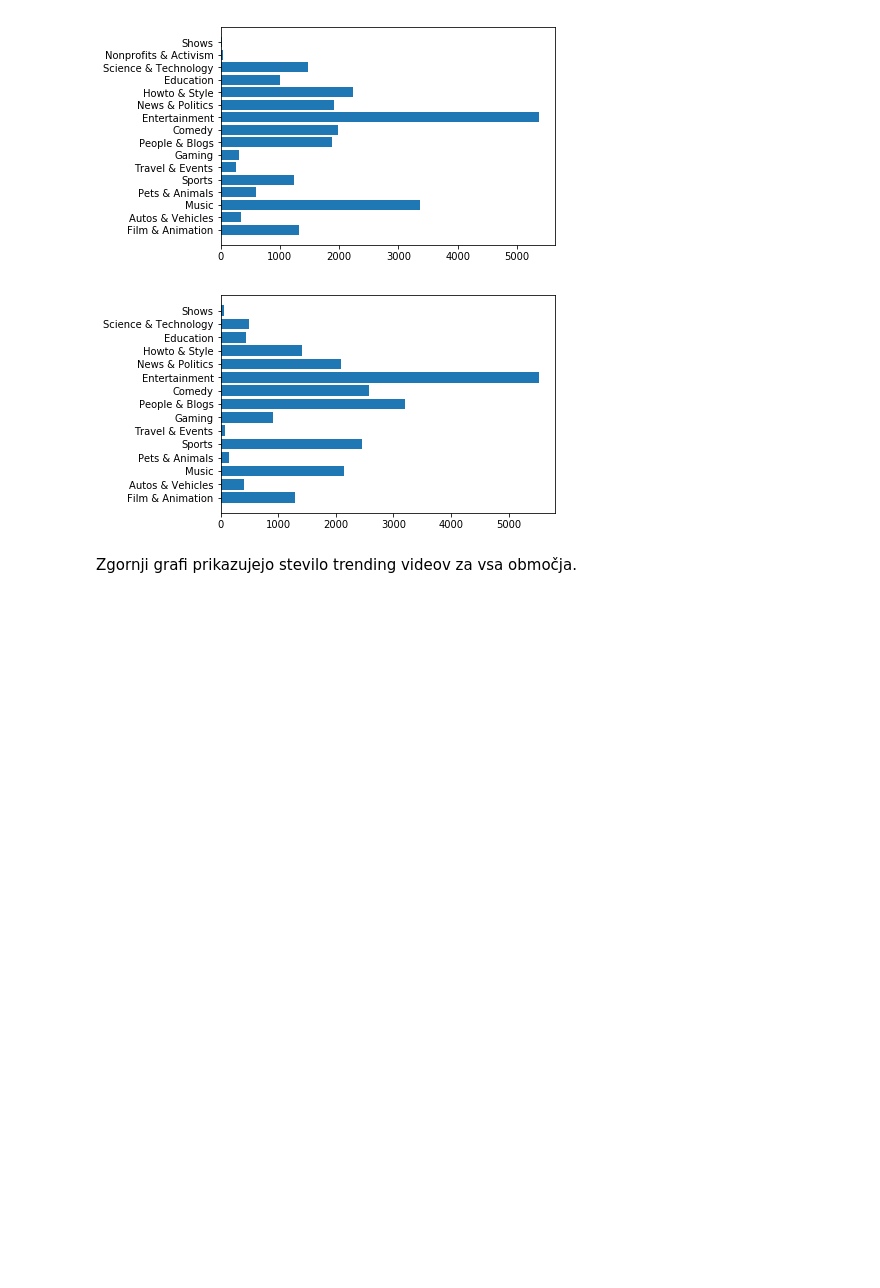
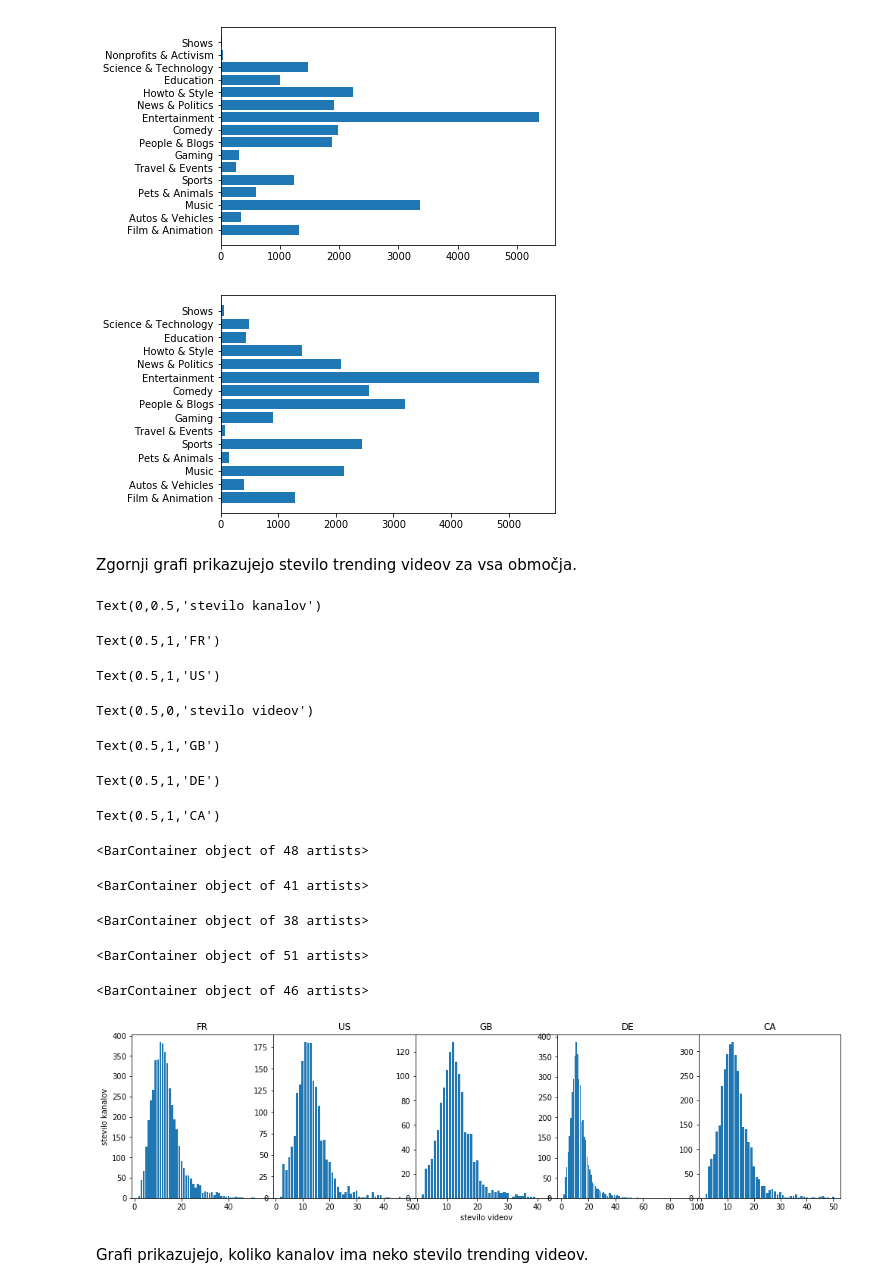
Before and after one commit to n3jc123/PR18NPZPMS, a Jupyter notebook: project_code.ipynb, the cells around one changed output. Cells and saved outputs as stored; diff of their text form; code cells hidden in the pictures; blank space fills up the shorter version.

Commit message:
st videov/st kanalov

```diff
--- a/project_code.ipynb
+++ b/project_code.ipynb
@@ -122,3 +122,59 @@ videos_per_cat("data/FR_category_id.json", FR_data)
 [figure]
 # %% [markdown]
 Zgornji grafi prikazujejo stevilo trending videov za vsa območja.
+# %%
+def video_channel(data):
+    channels = dict()
+    for i, video in data.iterrows():
+        if video['channel_title'] in channels:
+            channels[video['channel_title']].append(video)
+        else:
+            channels[video['channel_title']] = [video]
+    g = dict()
+    for channel in channels:
+        video_count = len(channel)
+        if video_count in g:
+            g[video_count] = g[video_count] + 1
+        else:
+            g[video_count] = 1
+    return g
+gFR = video_channel(FR_data)
+gUS = video_channel(US_data)
+gGB = video_channel(GB_data)
+gDE = video_channel(DE_data)
+gCA = video_channel(CA_data)
+
+fig = plt.figure(figsize=(13, 3))
+axes1 = fig.add_axes([0.0, 0.0, 0.2, 1])
+axes1.set_ylabel('stevilo kanalov')
+axes1.set_title('FR')
+axes2 = fig.add_axes([0.2, 0.0, 0.2, 1])
+axes2.set_title('US')
+axes3 = fig.add_axes([0.4, 0.0, 0.2, 1])
+axes3.set_xlabel('stevilo videov')
+axes3.set_title('GB')
+axes4 = fig.add_axes([0.6, 0.0, 0.2, 1])
+axes4.set_title('DE')
+axes5 = fig.add_axes([0.8, 0.0, 0.2, 1])
+axes5.set_title('CA')
+axes1.bar(gFR.keys(), gFR.values())
+axes2.bar(gUS.keys(), gUS.values())
+axes3.bar(gGB.keys(), gGB.values())
+axes4.bar(gDE.keys(), gDE.values())
+axes5.bar(gCA.keys(), gCA.values())
+# %% [output]
+Text(0,0.5,'stevilo kanalov')
+Text(0.5,1,'FR')
+Text(0.5,1,'US')
+Text(0.5,0,'stevilo videov')
+Text(0.5,1,'GB')
+Text(0.5,1,'DE')
+Text(0.5,1,'CA')
+<BarContainer object of 48 artists>
+<BarContainer object of 41 artists>
+<BarContainer object of 38 artists>
+<BarContainer object of 51 artists>
+<BarContainer object of 46 artists>
+[figure, added]
+# %% [markdown]
+Grafi prikazujejo, koliko kanalov ima neko stevilo trending videov.
```
